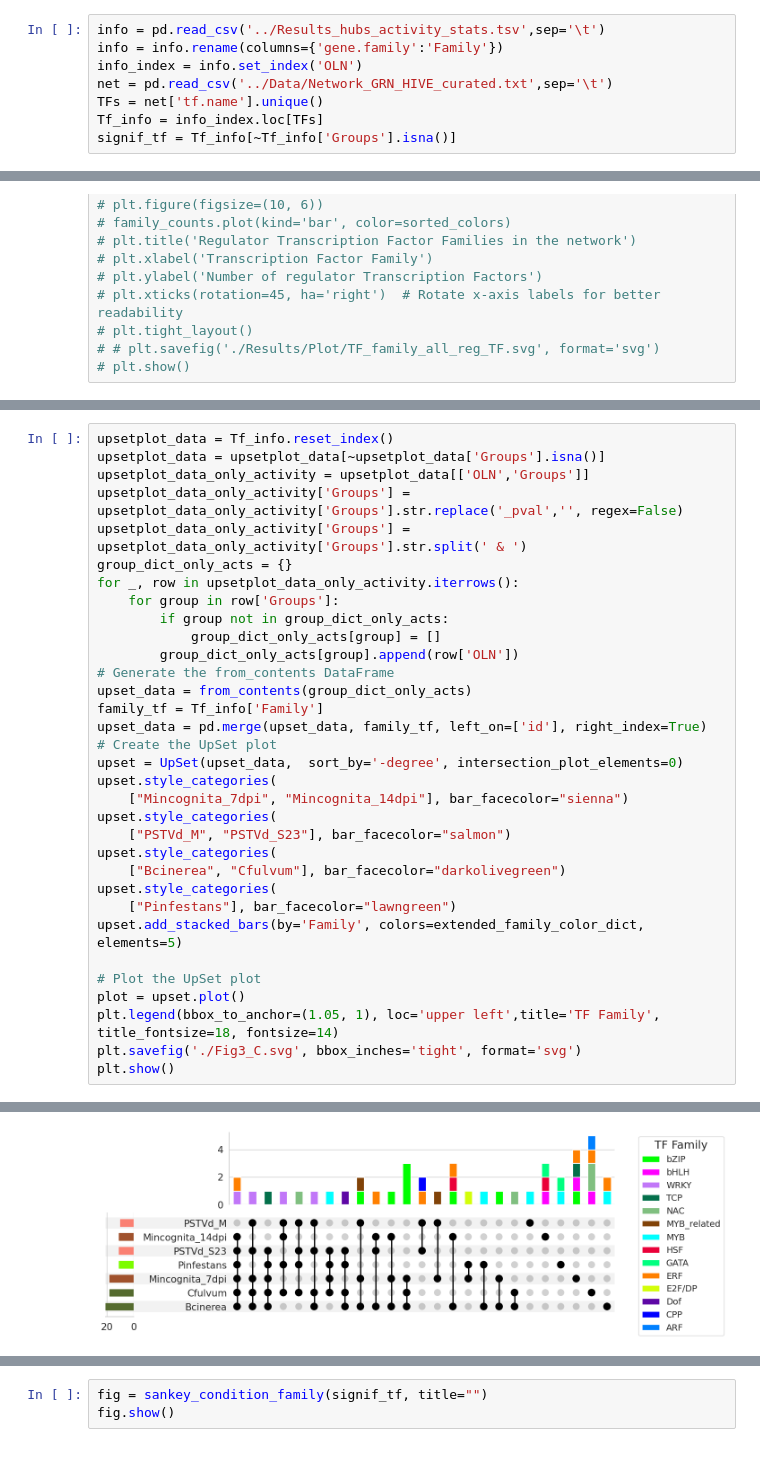
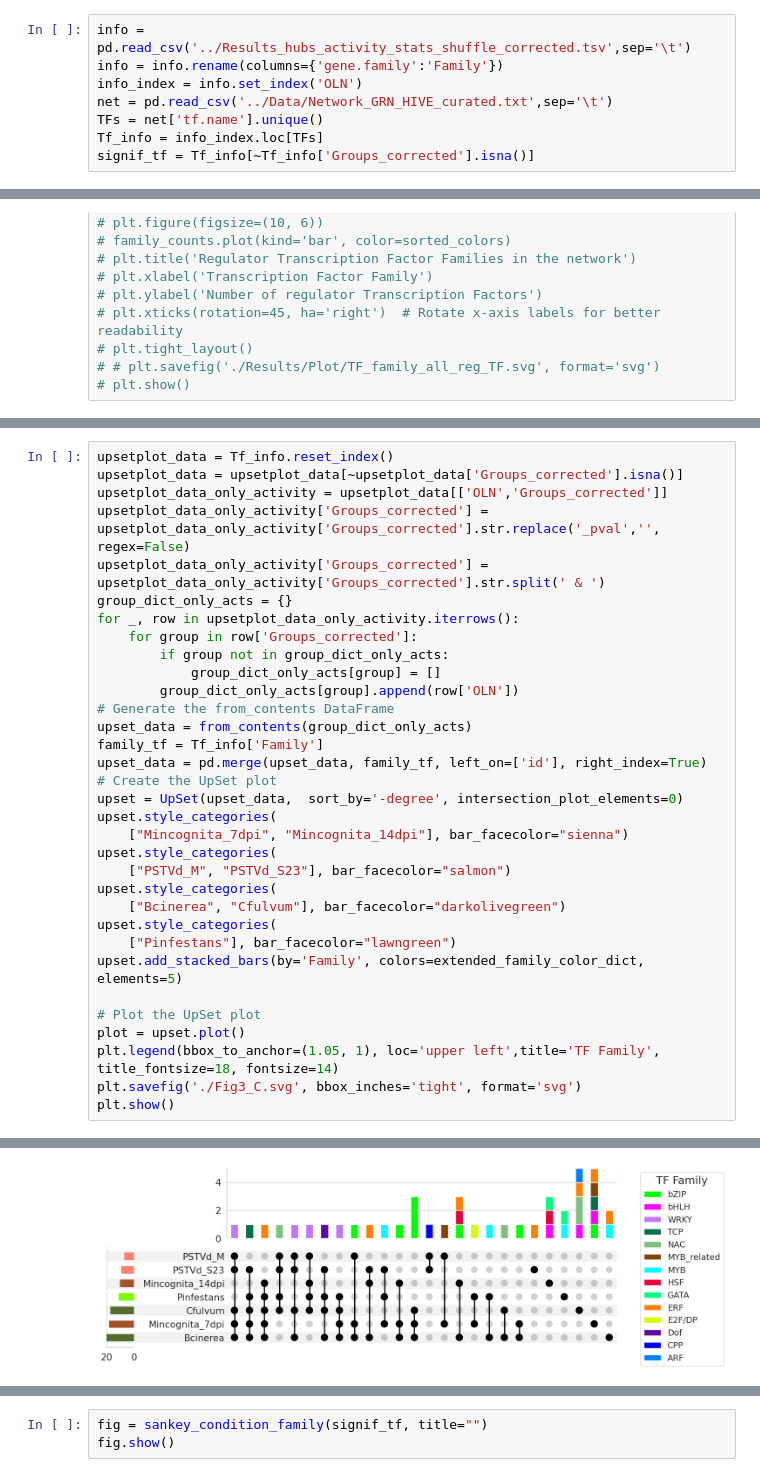
Before and after one commit to Plant-Net/GENIAL_Framework, a Jupyter notebook: Plot/Plot_clean.ipynb, the cells around one changed output, grey strips where cells are left out. Drawn from its saved outputs; the diff is of its cells as text.

```diff
--- a/Plot/Plot_clean.ipynb
+++ b/Plot/Plot_clean.ipynb
@@ -127,13 +127,13 @@ Name: count, dtype: int64
 # plt.tight_layout()
 # plt.show()
 # %%
-info = pd.read_csv('../Results_hubs_activity_stats.tsv',sep='\t')
+info = pd.read_csv('../Results_hubs_activity_stats_shuffle_corrected.tsv',sep='\t')
 info = info.rename(columns={'gene.family':'Family'})
 info_index = info.set_index('OLN')
 net = pd.read_csv('../Data/Network_GRN_HIVE_curated.txt',sep='\t')
 TFs = net['tf.name'].unique()
 Tf_info = info_index.loc[TFs]
-signif_tf = Tf_info[~Tf_info['Groups'].isna()]
+signif_tf = Tf_info[~Tf_info['Groups_corrected'].isna()]
 # %%
 import hashlib
 # Generate 25 distinct colors
@@ -357,12 +357,12 @@ plt.show()
 # %%
 upsetplot_data = Tf_info.reset_index()
-upsetplot_data = upsetplot_data[~upsetplot_data['Groups'].isna()]
-upsetplot_data_only_activity = upsetplot_data[['OLN','Groups']]
-upsetplot_data_only_activity['Groups'] = upsetplot_data_only_activity['Groups'].str.replace('_pval','', regex=False)
-upsetplot_data_only_activity['Groups'] = upsetplot_data_only_activity['Groups'].str.split(' & ')
+upsetplot_data = upsetplot_data[~upsetplot_data['Groups_corrected'].isna()]
+upsetplot_data_only_activity = upsetplot_data[['OLN','Groups_corrected']]
+upsetplot_data_only_activity['Groups_corrected'] = upsetplot_data_only_activity['Groups_corrected'].str.replace('_pval','', regex=False)
+upsetplot_data_only_activity['Groups_corrected'] = upsetplot_data_only_activity['Groups_corrected'].str.split(' & ')
 group_dict_only_acts = {}
 for _, row in upsetplot_data_only_activity.iterrows():
-    for group in row['Groups']:
+    for group in row['Groups_corrected']:
         if group not in group_dict_only_acts:
             group_dict_only_acts[group] = []
         group_dict_only_acts[group].append(row['OLN'])
@@ -401,8 +401,8 @@ See the caveats in the documentation: https://pandas.pydata.org/pandas-docs/stab
 The behavior will change in pandas 3.0. This inplace method will never work because the intermediate object on which we are setting values always behaves as a copy.
 
 ... (18 lines left out)
 For example, when doing 'df[col].method(value, inplace=True)', try using 'df.method({col: value}, inplace=True)' or df[col] = df[col].method(value) instead, to perform the operation inplace on the ori ...
 
 
   styles["linestyle"].fillna("solid", inplace=True)
-[figure, old version]
+[figure, new version]
```
Also changed, not shown: parts of 20 cells of this notebook, 4 other files.
